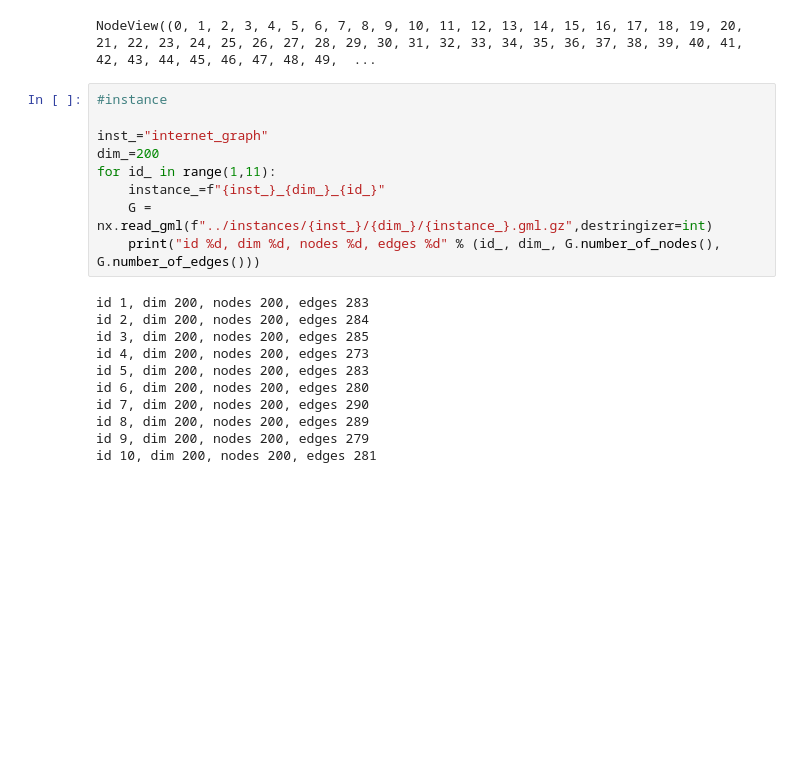
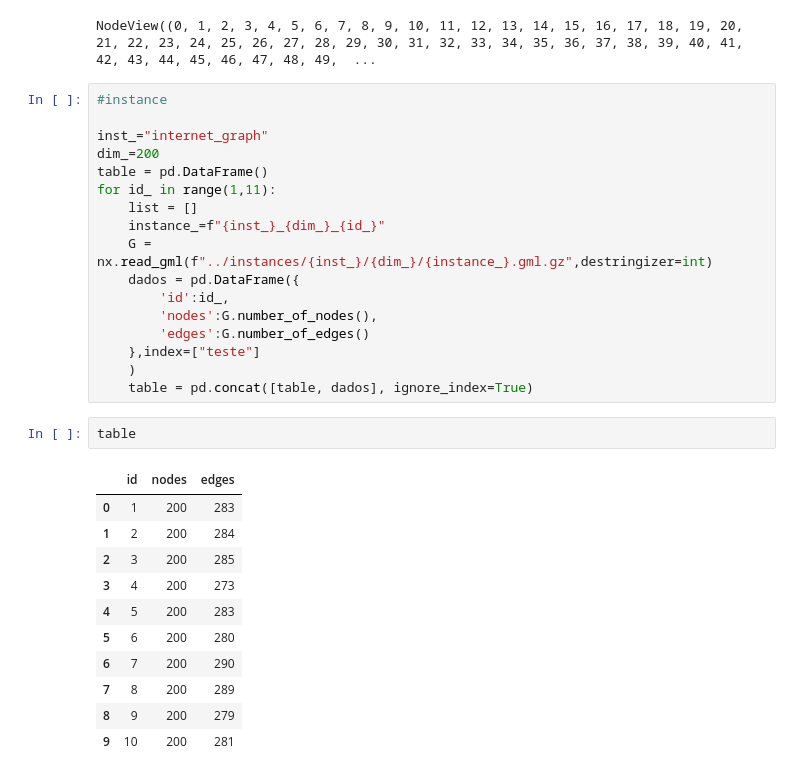
Before and after one commit to jesusossian/tukey, a Jupyter notebook: notebook/inst_networkx.ipynb, the cells around one changed output. Drawn from its saved outputs; the diff is of its cells as text; blank space fills up the shorter version.

```diff
--- a/notebook/inst_networkx.ipynb
+++ b/notebook/inst_networkx.ipynb
@@ -153,18 +153,29 @@ NodeView((0, 1, 2, 3, 4, 5, 6, 7, 8, 9, 10, 11, 12, 13, 14, 15, 16, 17, 18, 19,
 
 inst_="internet_graph"
 dim_=200
+table = pd.DataFrame()
 for id_ in range(1,11):
+    list = []
     instance_=f"{inst_}_{dim_}_{id_}"
     G = nx.read_gml(f"../instances/{inst_}/{dim_}/{instance_}.gml.gz",destringizer=int)
-    print("id %d, dim %d, nodes %d, edges %d" % (id_, dim_, G.number_of_nodes(), G.number_of_edges()))
+    dados = pd.DataFrame({
+        'id':id_,
+        'nodes':G.number_of_nodes(),
+        'edges':G.number_of_edges()
+    },index=["teste"]
+    )
+    table = pd.concat([table, dados], ignore_index=True)
-# %% [output]
-id 1, dim 200, nodes 200, edges 283
-id 2, dim 200, nodes 200, edges 284
-id 3, dim 200, nodes 200, edges 285
-id 4, dim 200, nodes 200, edges 273
-id 5, dim 200, nodes 200, edges 283
-id 6, dim 200, nodes 200, edges 280
-id 7, dim 200, nodes 200, edges 290
-id 8, dim 200, nodes 200, edges 289
-id 9, dim 200, nodes 200, edges 279
-id 10, dim 200, nodes 200, edges 281
+# %%
+table
+# %% [output]
+|  | id | nodes | edges |
+| 0 | 1 | 200 | 283 |
+| 1 | 2 | 200 | 284 |
+| 2 | 3 | 200 | 285 |
+| 3 | 4 | 200 | 273 |
+| 4 | 5 | 200 | 283 |
+| 5 | 6 | 200 | 280 |
+| 6 | 7 | 200 | 290 |
+| 7 | 8 | 200 | 289 |
+| 8 | 9 | 200 | 279 |
+| 9 | 10 | 200 | 281 |
```
Also changed, not shown: parts of 1 cell of this notebook, 4 other files.
